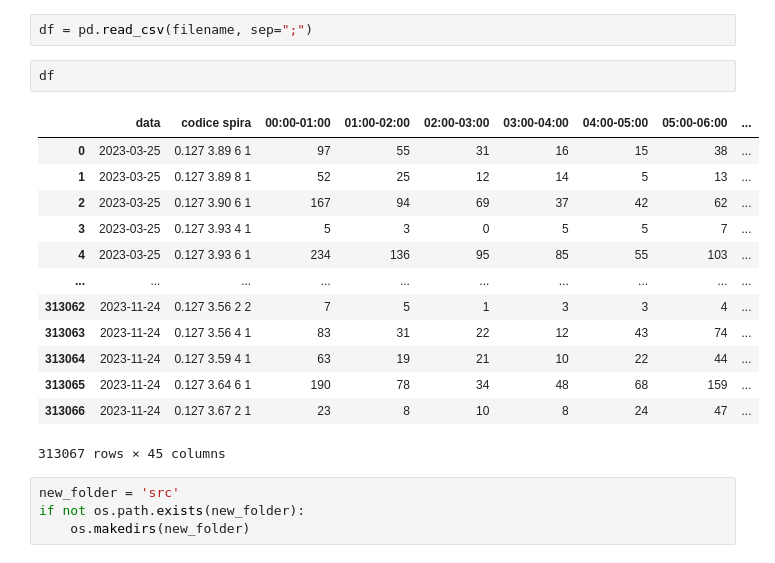
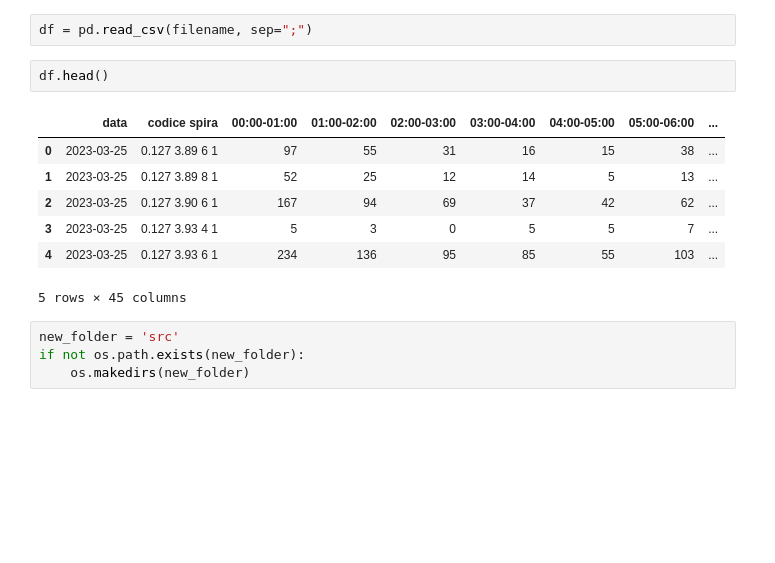
Before and after one commit to scc-digitalhub/digitalhub-tutorials, a Jupyter notebook: s1-etl/notebook-etl-ci.ipynb, the cells around one changed output. Cells and saved outputs as stored; diff of their text form; blank space fills up the shorter version.

```diff
--- a/s1-etl/notebook-etl-ci.ipynb
+++ b/s1-etl/notebook-etl-ci.ipynb
@@ -37,21 +18,15 @@ with requests.get(URL) as r:
 # %%
 df = pd.read_csv(filename, sep=";")
 # %%
-df
+df.head()
 # %% [output]
 |  | data | codice spira | 00:00-01:00 | 01:00-02:00 | 02:00-03:00 | 03:00-04:00 | 04:00-05:00 | 05:00-06:00 | ... |
 | 0 | 2023-03-25 | 0.127 3.89 6 1 | 97 | 55 | 31 | 16 | 15 | 38 | ... |
 | 1 | 2023-03-25 | 0.127 3.89 8 1 | 52 | 25 | 12 | 14 | 5 | 13 | ... |
 | 2 | 2023-03-25 | 0.127 3.90 6 1 | 167 | 94 | 69 | 37 | 42 | 62 | ... |
 | 3 | 2023-03-25 | 0.127 3.93 4 1 | 5 | 3 | 0 | 5 | 5 | 7 | ... |
 | 4 | 2023-03-25 | 0.127 3.93 6 1 | 234 | 136 | 95 | 85 | 55 | 103 | ... |
-| ... | ... | ... | ... | ... | ... | ... | ... | ... | ... |
-| 313062 | 2023-11-24 | 0.127 3.56 2 2 | 7 | 5 | 1 | 3 | 3 | 4 | ... |
-| 313063 | 2023-11-24 | 0.127 3.56 4 1 | 83 | 31 | 22 | 12 | 43 | 74 | ... |
-| 313064 | 2023-11-24 | 0.127 3.59 4 1 | 63 | 19 | 21 | 10 | 22 | 44 | ... |
-| 313065 | 2023-11-24 | 0.127 3.64 6 1 | 190 | 78 | 34 | 48 | 68 | 159 | ... |
-| 313066 | 2023-11-24 | 0.127 3.67 2 1 | 23 | 8 | 10 | 8 | 24 | 47 | ... |
-313067 rows × 45 columns
+5 rows × 45 columns
 # %%
 new_folder = 'src'
 if not os.path.exists(new_folder):
```
Also changed, not shown: parts of 11 cells of this notebook, 6 other files.
